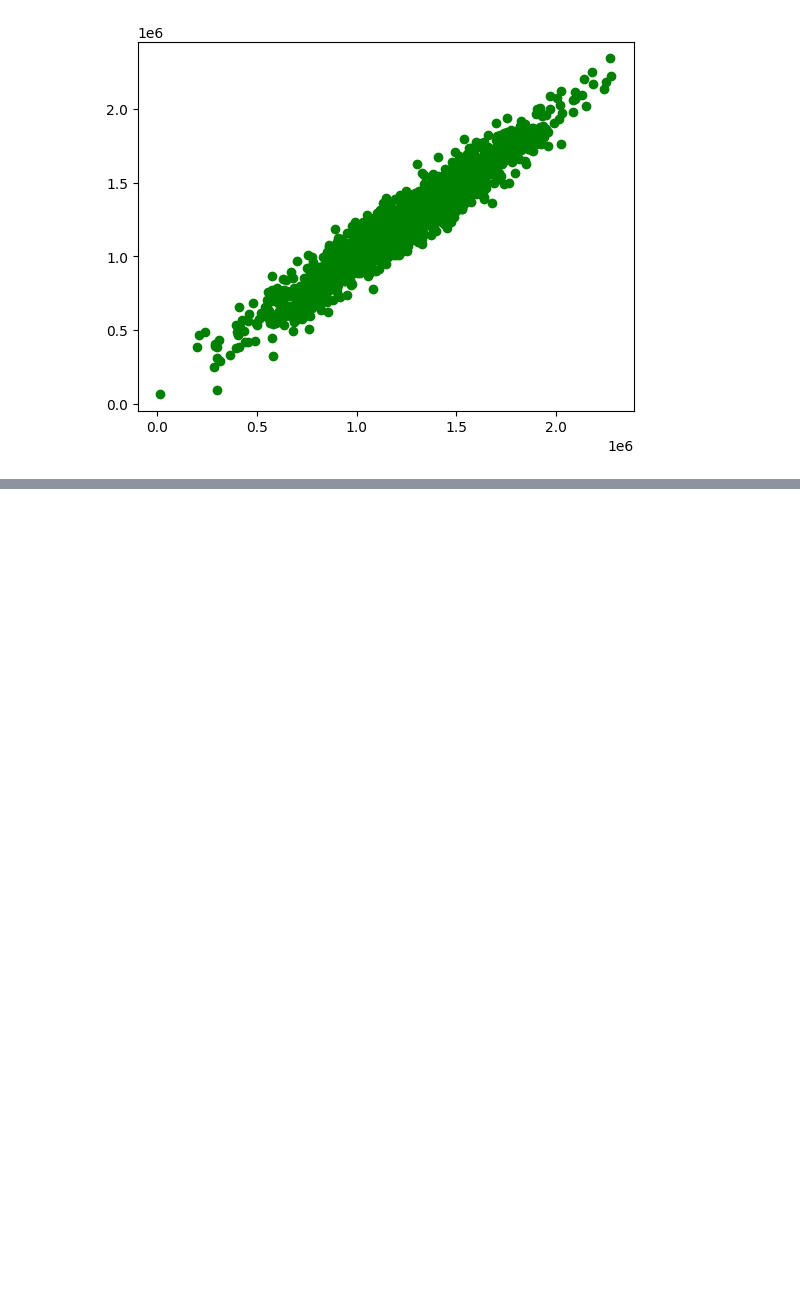
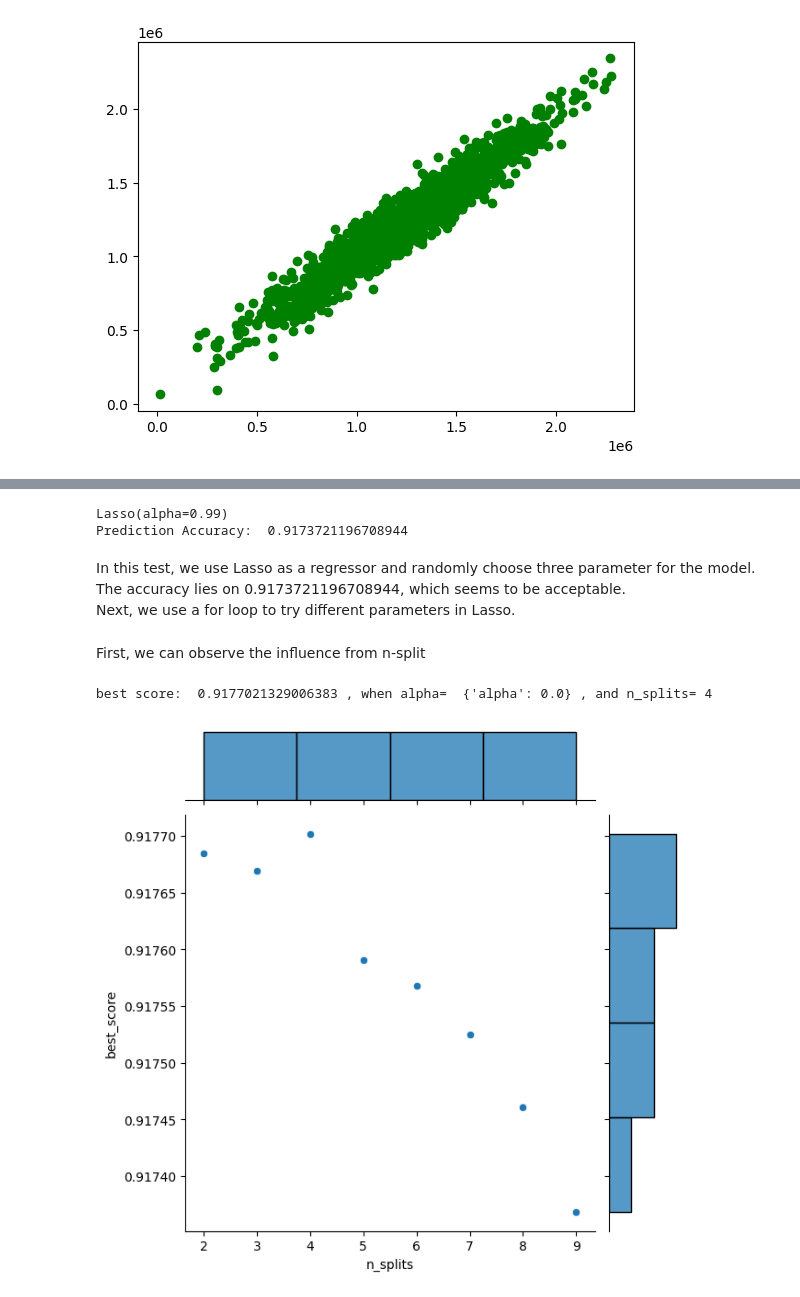
Before and after one commit to Daxting/Machine-Learning-Project, a Jupyter notebook: hw1.ipynb, the cells around one changed output, grey strips where cells are left out. Cells and saved outputs as stored; diff of their text form; code cells hidden in the pictures; blank space fills up the shorter version.

```diff
--- a/hw1.ipynb
+++ b/hw1.ipynb
@@ -156,0 +241,61 @@ Thus, the optimization is weak if we only change the random_state in linear regr
+# %%
+#Import Libraries
+from sklearn.linear_model import Lasso
+from sklearn.model_selection import GridSearchCV
+from sklearn.model_selection import RepeatedKFold
+# define model
+model = Lasso()
+# define model evaluation method
+cv = RepeatedKFold(n_splits=10, n_repeats=10, random_state=100)
+# define grid
+grid = dict()
+grid['alpha'] = np.arange(0, 1, 0.01)
+# define search
+search = GridSearchCV(model, grid, scoring='r2', cv=cv, n_jobs=-1)
+# perform the search
+results = search.fit(X, y)
+# summarize
+print(results.best_estimator_)
+print("Prediction Accuracy: ", results.best_score_)
+# %% [output]
+Lasso(alpha=0.99)
+Prediction Accuracy:  0.9173721196708944
+# %% [markdown]
+In this test, we use Lasso as a regressor and randomly choose three parameter for the model.
+The accuracy lies on 0.9173721196708944, which seems to be acceptable.
+Next, we use a for loop to try different parameters in Lasso.
+# %% [markdown]
+First, we can observe the influence from n-split
+# %%
+splits_data=[]
+score_data=[]
+alpha_data=[]
+best_score=0
+best_alpha=0
+best_nsplit=0
+for n in range(2, 10):
+    # define model evaluation method
+    cv = RepeatedKFold(n_splits=n, n_repeats=n, random_state=100)
+    # define search
+    search = GridSearchCV(model, grid, scoring='r2', cv=cv, n_jobs=-1)
+    # perform the search
+    results = search.fit(X, y)
+    # summarize
+    splits_data.append(n)
+    score_data.append(results.best_score_)
+    alpha_data.append(results.best_params_)
+    if(results.best_score_> best_score):
+        best_score=results.best_score_
+        best_alpha=results.best_params_
+        best_nsplit=n
+
+print("best score: ", best_score, ", when alpha= ", best_alpha,", and n_splits=", best_nsplit)
+jointplot = sns.jointplot(x=splits_data,y=score_data)
+# Set axis labels
+jointplot.ax_joint.set_xlabel("n_splits")
+jointplot.ax_joint.set_ylabel("best_score")
+# Show the plot
+plt.show()
+# %% [output]
+best score:  0.9177021329006383 , when alpha=  {'alpha': 0.0} , and n_splits= 4
+[figure, added]
```
Also changed, not shown: parts of 13 cells of this notebook.
